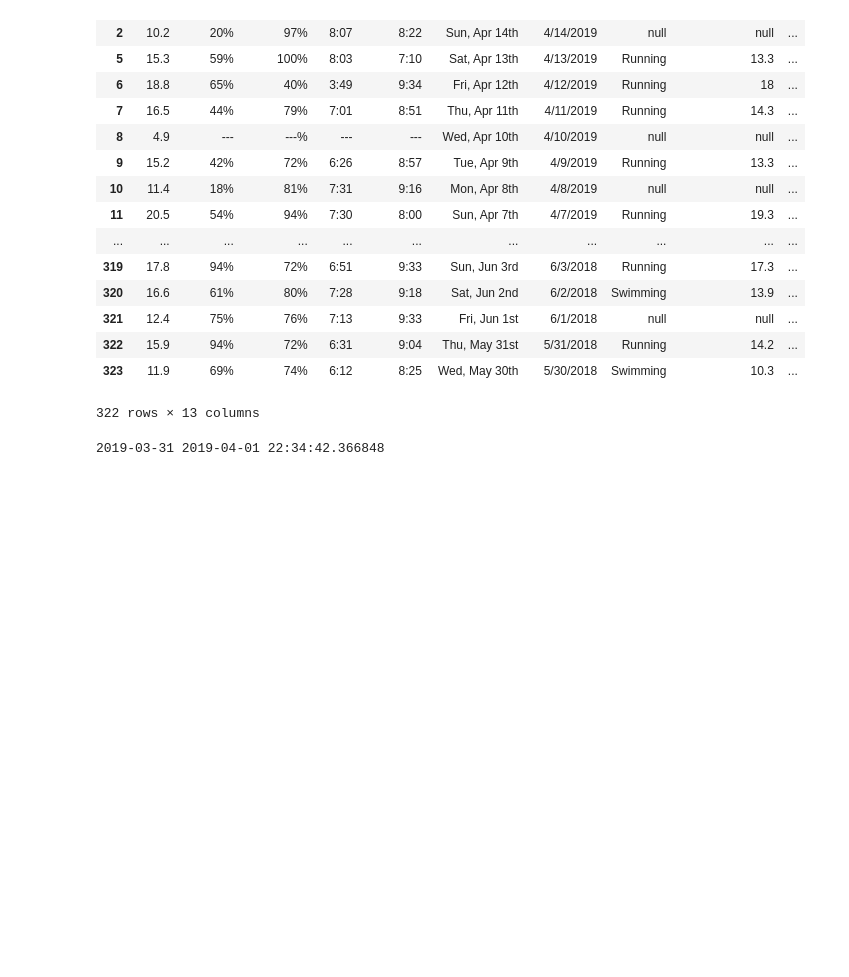
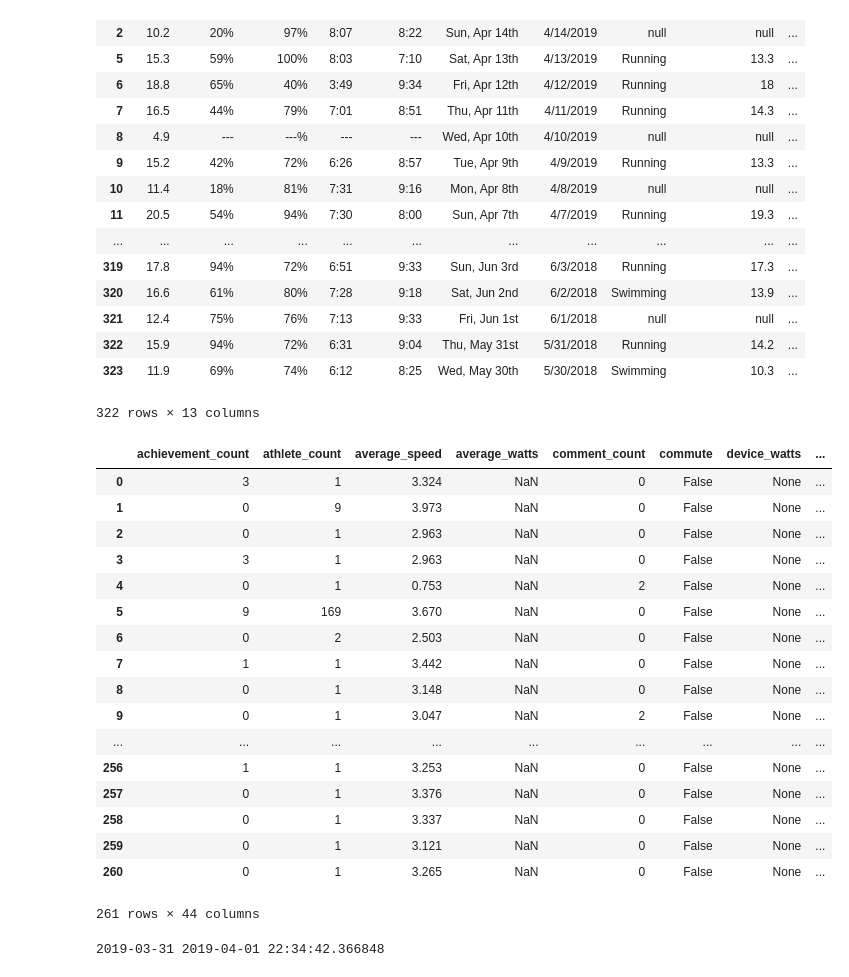
Before and after one commit to irickman/WHOOP-Strava-data, a Jupyter notebook: Testing.ipynb, the cells around one changed output. Saved outputs shown, nothing was run; the diff lists cells and outputs as text; code cells hidden in the pictures; blank space fills up the shorter version.

Commit message:
fixing strava error"

```diff
--- a/Testing.ipynb
+++ b/Testing.ipynb
@@ -404,3 +538,38 @@ def get_whoop(most_recent=False):
+# %%
+mult_mile=0.000621371
+strava['miles']=strava.distance*mult_mile
+strava['race']=strava.workout_type.apply(lambda x: 1 if x in [1.0,11.0] else 0 )
+strava['date_string']=strava.start_date.astype('str').apply(lambda x: x[:10])
+strava['moving_minutes']=strava.moving_time/60
+strava['elapsed_minutes']=strava.elapsed_time/60
+strava['rest']=strava.elapsed_minutes-strava.moving_minutes
+## average speed is in meters/second - 2.237 to multiply to mph
+strava['avg_mph']=strava.average_speed*2.237
+strava['time_since_last_act']=(pd.to_datetime(strava.start_date)-pd.to_datetime(strava.start_date.shift(-1))).astype('timedelta64[h]')
+strava.start_date=pd.to_datetime(strava.start_date)
+strava.sort_values('start_date',inplace=True)
+strava['order']=strava.groupby('date_string').start_date.rank()
+# %%
+strava
+# %% [output]
+|  | achievement_count | athlete_count | average_speed | average_watts | comment_count | commute | device_watts | ... |
+| 0 | 3 | 1 | 3.324 | NaN | 0 | False | None | ... |
+| 1 | 0 | 9 | 3.973 | NaN | 0 | False | None | ... |
+| 2 | 0 | 1 | 2.963 | NaN | 0 | False | None | ... |
+| 3 | 3 | 1 | 2.963 | NaN | 0 | False | None | ... |
+| 4 | 0 | 1 | 0.753 | NaN | 2 | False | None | ... |
+| 5 | 9 | 169 | 3.670 | NaN | 0 | False | None | ... |
+| 6 | 0 | 2 | 2.503 | NaN | 0 | False | None | ... |
+| 7 | 1 | 1 | 3.442 | NaN | 0 | False | None | ... |
+| 8 | 0 | 1 | 3.148 | NaN | 0 | False | None | ... |
+| 9 | 0 | 1 | 3.047 | NaN | 2 | False | None | ... |
+| ... | ... | ... | ... | ... | ... | ... | ... | ... |
+| 256 | 1 | 1 | 3.253 | NaN | 0 | False | None | ... |
+| 257 | 0 | 1 | 3.376 | NaN | 0 | False | None | ... |
+| 258 | 0 | 1 | 3.337 | NaN | 0 | False | None | ... |
+| 259 | 0 | 1 | 3.121 | NaN | 0 | False | None | ... |
+| 260 | 0 | 1 | 3.265 | NaN | 0 | False | None | ... |
+261 rows × 44 columns
 # %%
 tod=datetime.datetime.today()
 yesterday=tod-datetime.timedelta(1)
```
Also changed, not shown: parts of 3 cells of this notebook, 1 other file.
